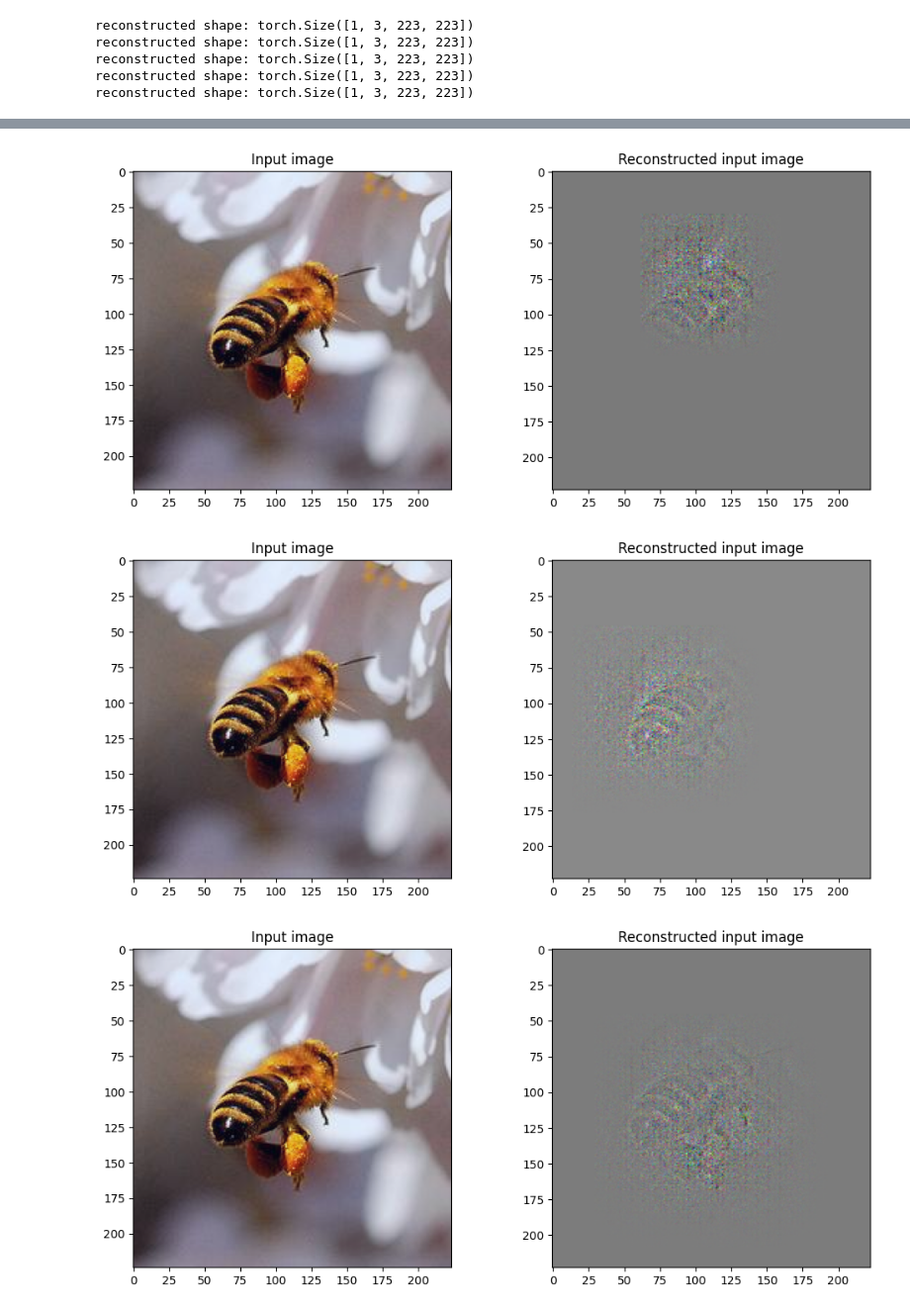
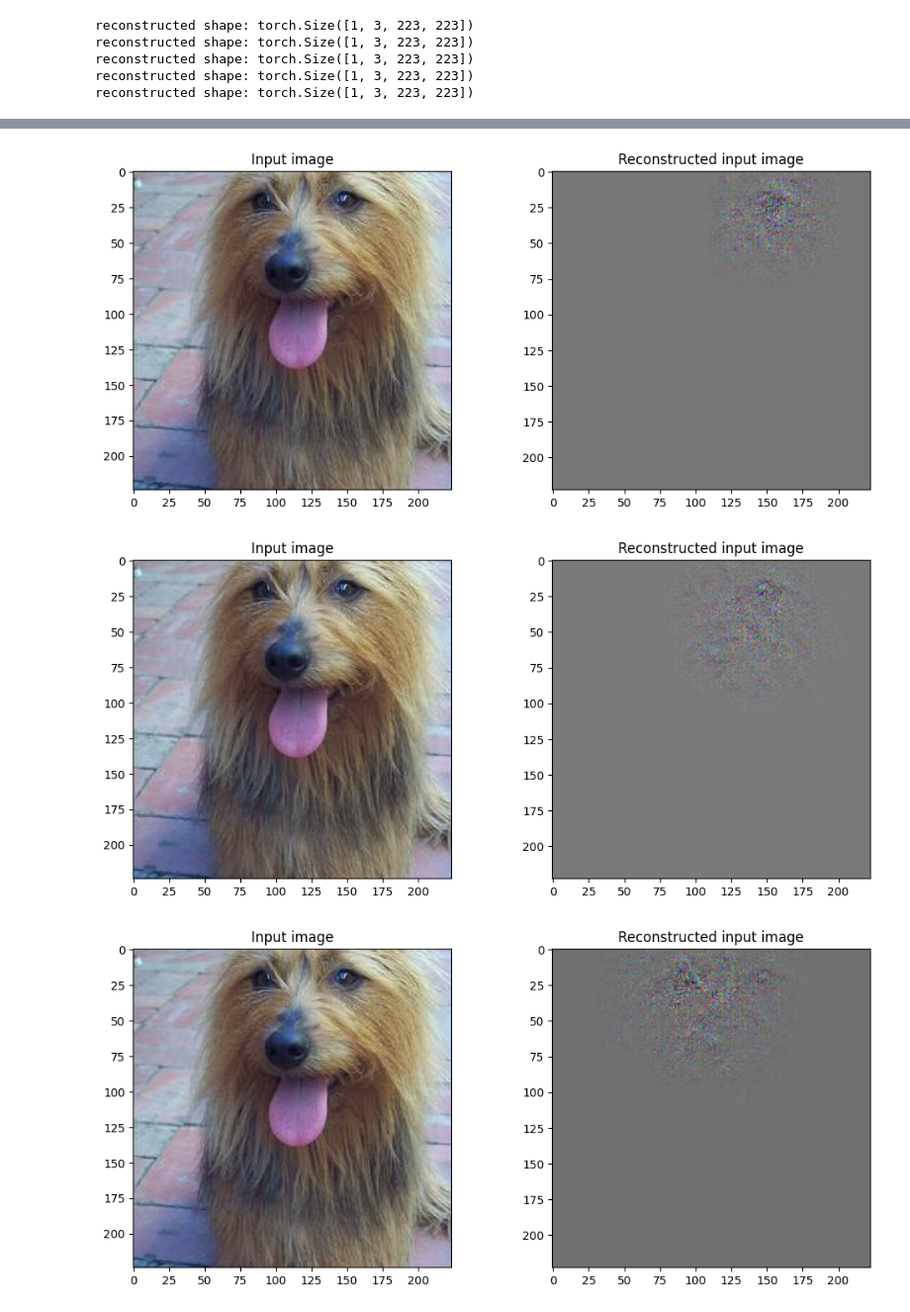
Before and after one commit to lam-thai-nguyen/visualizing-zeiler-eccv2014, a Jupyter notebook: visualizing-zeiler-2013-implementation.ipynb, the cells around one changed output, grey strips where cells are left out. Shown at 99% size. Cells and saved outputs as stored; diff of their text form; code cells hidden in the pictures.

```diff
--- a/visualizing-zeiler-2013-implementation.ipynb
+++ b/visualizing-zeiler-2013-implementation.ipynb
@@ -50,7 +51,7 @@ val_transform = transforms.Compose([
 # %%
 from torchvision.models import alexnet
 
-model = alexnet(progress=False).to(device)
+model = alexnet(weights='IMAGENET1K_V1').to(device)
 params = sum(p.numel() for p in model.parameters())
 print(f"Params: {params:,}")
 # %% [output]
@@ -75,3 +77,21 @@ AlexNet(
     (6): Linear(in_features=4096, out_features=1000, bias=True)
   )
 )
+# %%
+import torch
+import torch.nn.functional as F
+
+i = Image.open("/kaggle/working/bee1.jpg")
+x = val_transform(i).unsqueeze(0)
+print(x.shape)
+with torch.no_grad():
+    logits = model(x)
+print(logits.shape)
+
+probs = F.softmax(logits, -1)
+idx = torch.argmax(probs).item()
+
+with open("/kaggle/working/imagenet_classes.txt", 'r') as f:
+    classes = [line.strip() for line in f.readlines()]
+
+print("prediction:", classes[idx])
@@ -412,11 +436,19 @@ def visualize(model, conv_layer_no, image_path):
 # Choose one comment the rest
 # image_path = "/kaggle/working/bee1.jpg"
 # image_path = "/kaggle/working/bee2.jpg"
-image_path = "/kaggle/working/bee3.jpg"
+# image_path = "/kaggle/working/bee3.jpg"
 # image_path = "/kaggle/working/fox1.jpg"
 # image_path = "/kaggle/working/fox2.jpg"
-# image_path = "/kaggle/working/dog1.jpg"
+image_path = "/kaggle/working/dog1.jpg"
 # image_path = "/kaggle/working/dog2.jpg"
+
+i = Image.open(image_path)
+x = val_transform(i).unsqueeze(0)
+with torch.no_grad():
+    logits = model(x)
+probs = F.softmax(logits, -1)
+idx = torch.argmax(probs).item()
+print("prediction:", classes[idx])
 
 m = DeconvNet()
 visualize(m, 1, image_path)
@@ -430,3 +463,3 @@ visualize(m, 5, image_path)
-[figure, old version]
+[figure, new version]
-[figure, old version]
+[figure, new version]
-[figure, old version]
+[figure, new version]
```
Also changed, not shown: parts of 7 cells of this notebook, 7 other files.
